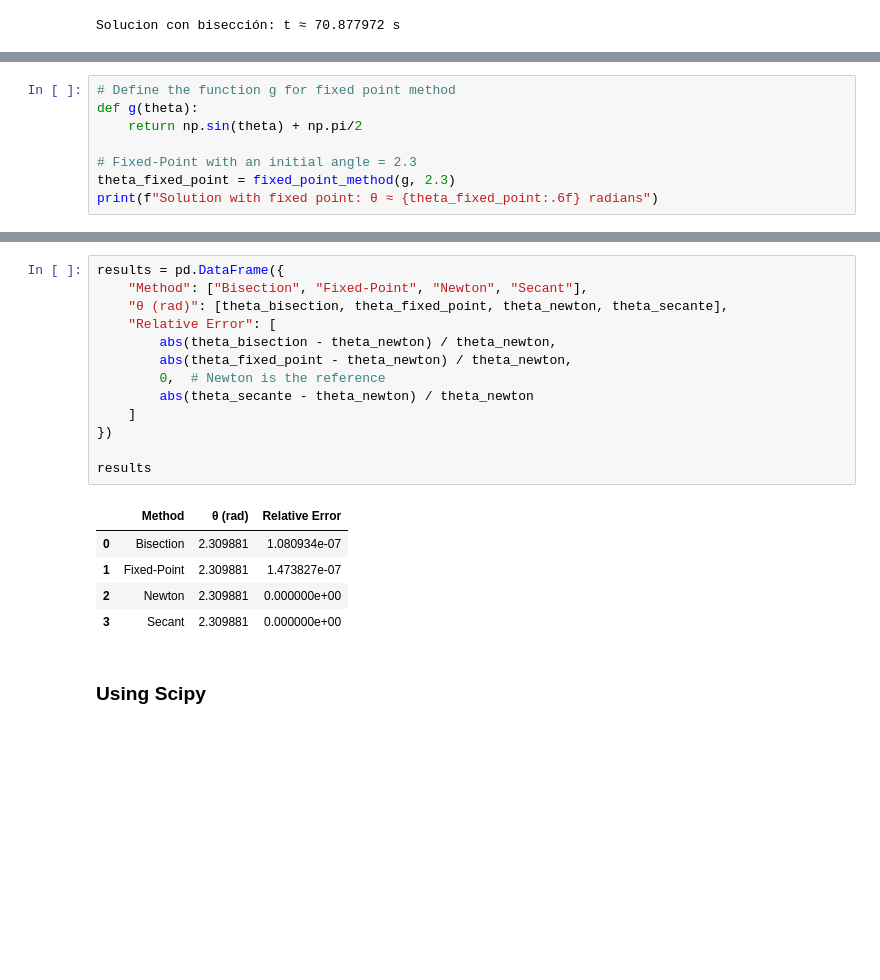
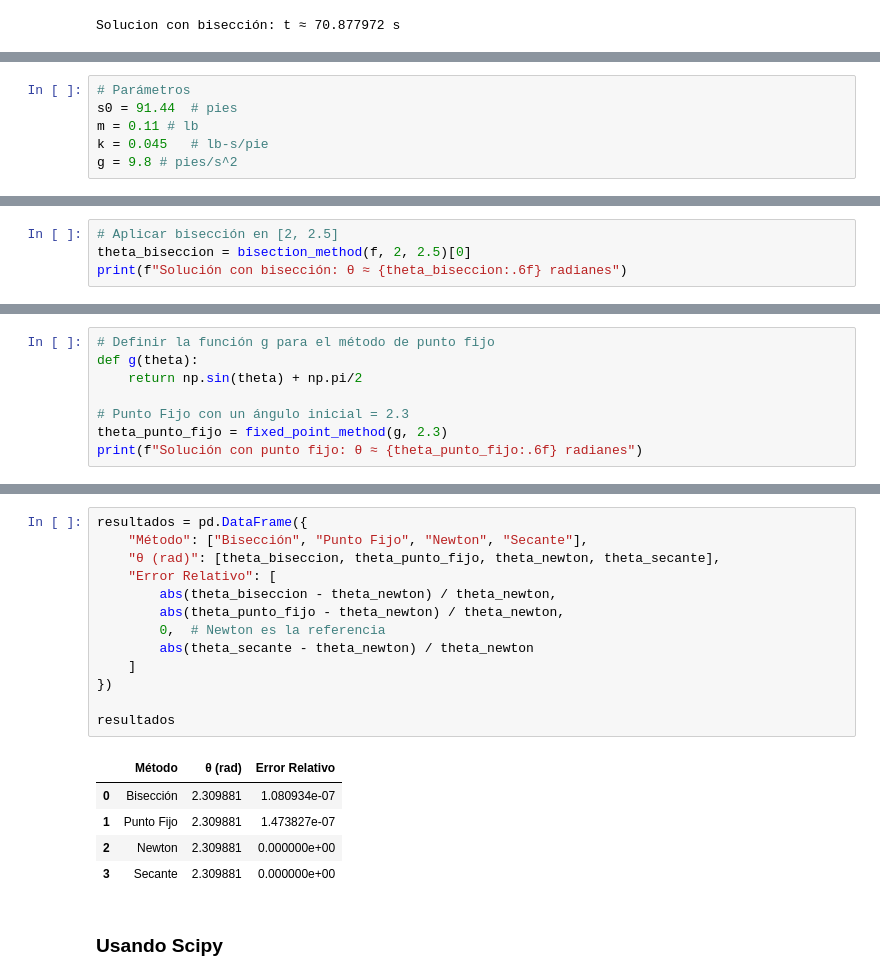
Before and after one commit to danielruizm16/ComputationalMethods_2026_I, a Jupyter notebook: Raíces/Raíces.ipynb, the cells around one changed output, grey strips where cells are left out. Saved outputs shown, nothing was run; the diff lists cells and outputs as text; blank space fills up the shorter version.

```diff
--- a/Raíces/Raíces.ipynb
+++ b/Raíces/Raíces.ipynb
@@ -393,0 +375,6 @@ Time to hit ground: 6.004 s
+# %%
+# Parámetros
+s0 = 91.44  # pies
+m = 0.11 # lb
+k = 0.045   # lb-s/pie
+g = 9.8 # pies/s^2
@@ -435,0 +433,4 @@ Solution with bisection: θ ≈ 2.309881 radians
+# %%
+# Aplicar bisección en [2, 2.5]
+theta_biseccion = bisection_method(f, 2, 2.5)[0]
+print(f"Solución con bisección: θ ≈ {theta_biseccion:.6f} radianes")
@@ -436,9 +439,9 @@ Solution with bisection: θ ≈ 2.309881 radians
 # %%
-# Define the function g for fixed point method
+# Definir la función g para el método de punto fijo
 def g(theta):
     return np.sin(theta) + np.pi/2
 
-# Fixed-Point with an initial angle = 2.3
-theta_fixed_point = fixed_point_method(g, 2.3)
-print(f"Solution with fixed point: θ ≈ {theta_fixed_point:.6f} radians")
+# Punto Fijo con un ángulo inicial = 2.3
+theta_punto_fijo = fixed_point_method(g, 2.3)
+print(f"Solución con punto fijo: θ ≈ {theta_punto_fijo:.6f} radianes")
 # %% [output]
@@ -494,22 +494,22 @@ Solution with secant: θ ≈ 2.309881 radians
 # %%
-results = pd.DataFrame({
-    "Method": ["Bisection", "Fixed-Point", "Newton", "Secant"],
-    "θ (rad)": [theta_bisection, theta_fixed_point, theta_newton, theta_secante],
-    "Relative Error": [
-        abs(theta_bisection - theta_newton) / theta_newton,
-        abs(theta_fixed_point - theta_newton) / theta_newton,
-        0,  # Newton is the reference
+resultados = pd.DataFrame({
+    "Método": ["Bisección", "Punto Fijo", "Newton", "Secante"],
+    "θ (rad)": [theta_biseccion, theta_punto_fijo, theta_newton, theta_secante],
+    "Error Relativo": [
+        abs(theta_biseccion - theta_newton) / theta_newton,
+        abs(theta_punto_fijo - theta_newton) / theta_newton,
+        0,  # Newton es la referencia
         abs(theta_secante - theta_newton) / theta_newton
     ]
 })
 
-results
+resultados
 # %% [output]
-|  | Method | θ (rad) | Relative Error |
-| 0 | Bisection | 2.309881 | 1.080934e-07 |
-| 1 | Fixed-Point | 2.309881 | 1.473827e-07 |
+|  | Método | θ (rad) | Error Relativo |
+| 0 | Bisección | 2.309881 | 1.080934e-07 |
+| 1 | Punto Fijo | 2.309881 | 1.473827e-07 |
 | 2 | Newton | 2.309881 | 0.000000e+00 |
-| 3 | Secant | 2.309881 | 0.000000e+00 |
+| 3 | Secante | 2.309881 | 0.000000e+00 |
 # %% [markdown]
-### Using Scipy
+### Usando Scipy
 # %%
```
Also changed, not shown: parts of 38 cells of this notebook.
